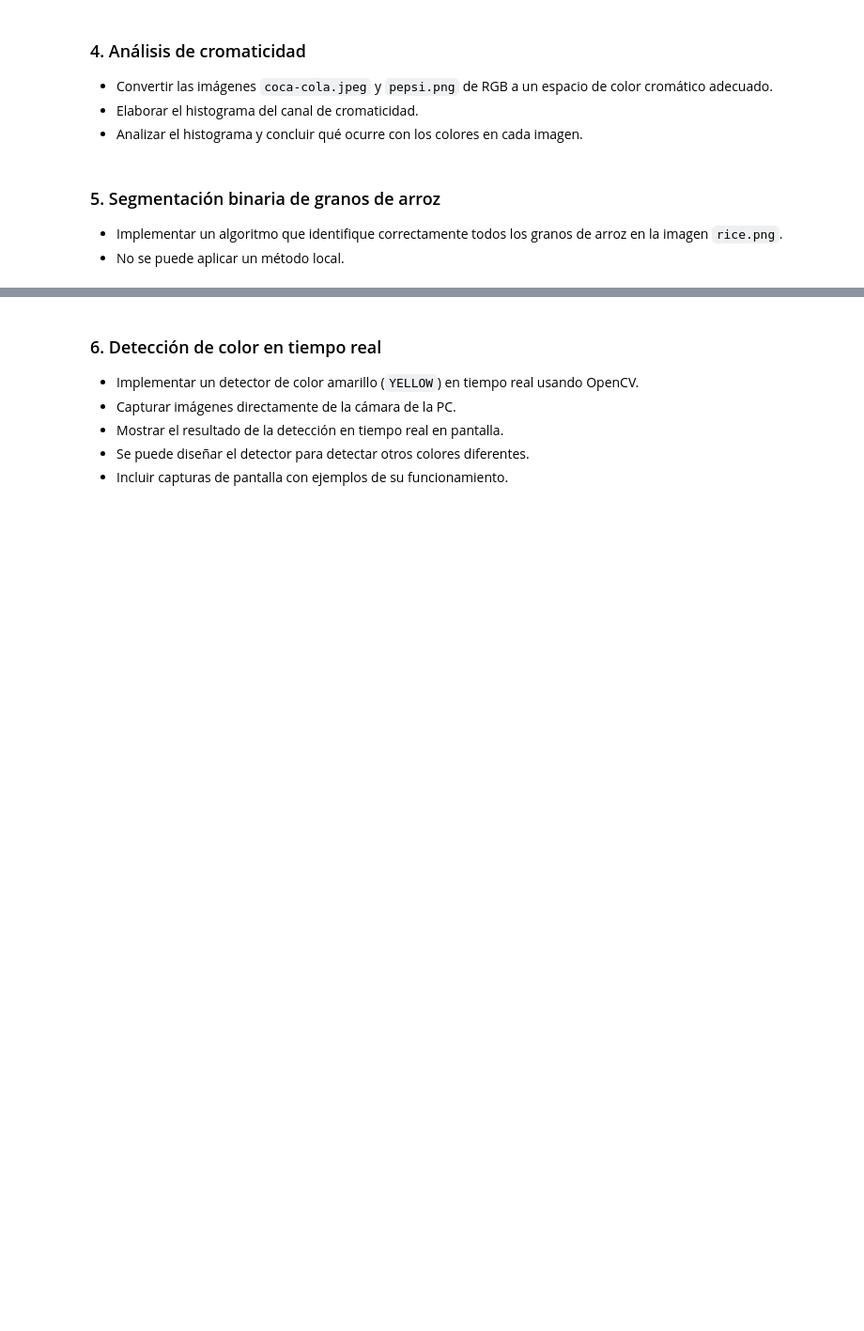
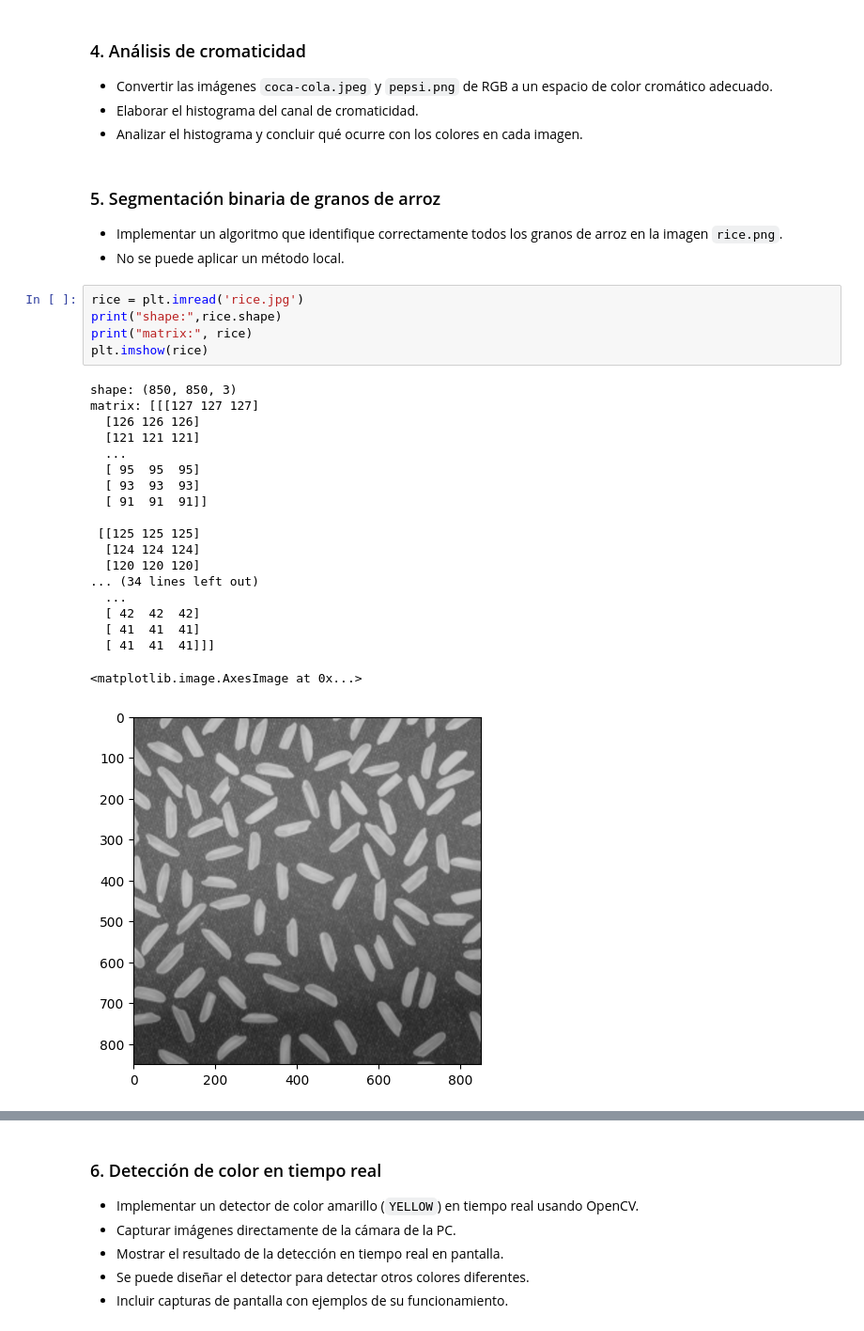
Before and after one commit to DiggsPapu/computer-vision-lab-1, a Jupyter notebook: Lab1.ipynb, the cells around one changed output, grey strips where cells are left out. Shown at 94% size. Saved outputs shown, nothing was run; the diff lists cells and outputs as text; blank space fills up the shorter version.

```diff
--- a/Lab1.ipynb
+++ b/Lab1.ipynb
@@ -206,3 +206,28 @@ Implementar un algoritmo de segmentación para imágenes RGB utilizando el algor
 
 - Implementar un algoritmo que identifique correctamente todos los granos de arroz en la imagen `rice.png`.
 - No se puede aplicar un método local.
+# %%
+rice = plt.imread('rice.jpg')
+print("shape:",rice.shape)
+print("matrix:", rice)
+plt.imshow(rice)
+# %% [output]
+shape: (850, 850, 3)
+matrix: [[[127 127 127]
+  [126 126 126]
+  [121 121 121]
+  ...
+  [ 95  95  95]
+  [ 93  93  93]
+  [ 91  91  91]]
+
+ [[125 125 125]
+  [124 124 124]
+  [120 120 120]
+... (34 lines left out)
+  ...
+  [ 42  42  42]
+  [ 41  41  41]
+  [ 41  41  41]]]
+<matplotlib.image.AxesImage at 0x...>
+[figure, added]
```
Also changed, not shown: parts of 18 cells of this notebook, 2 other files.
